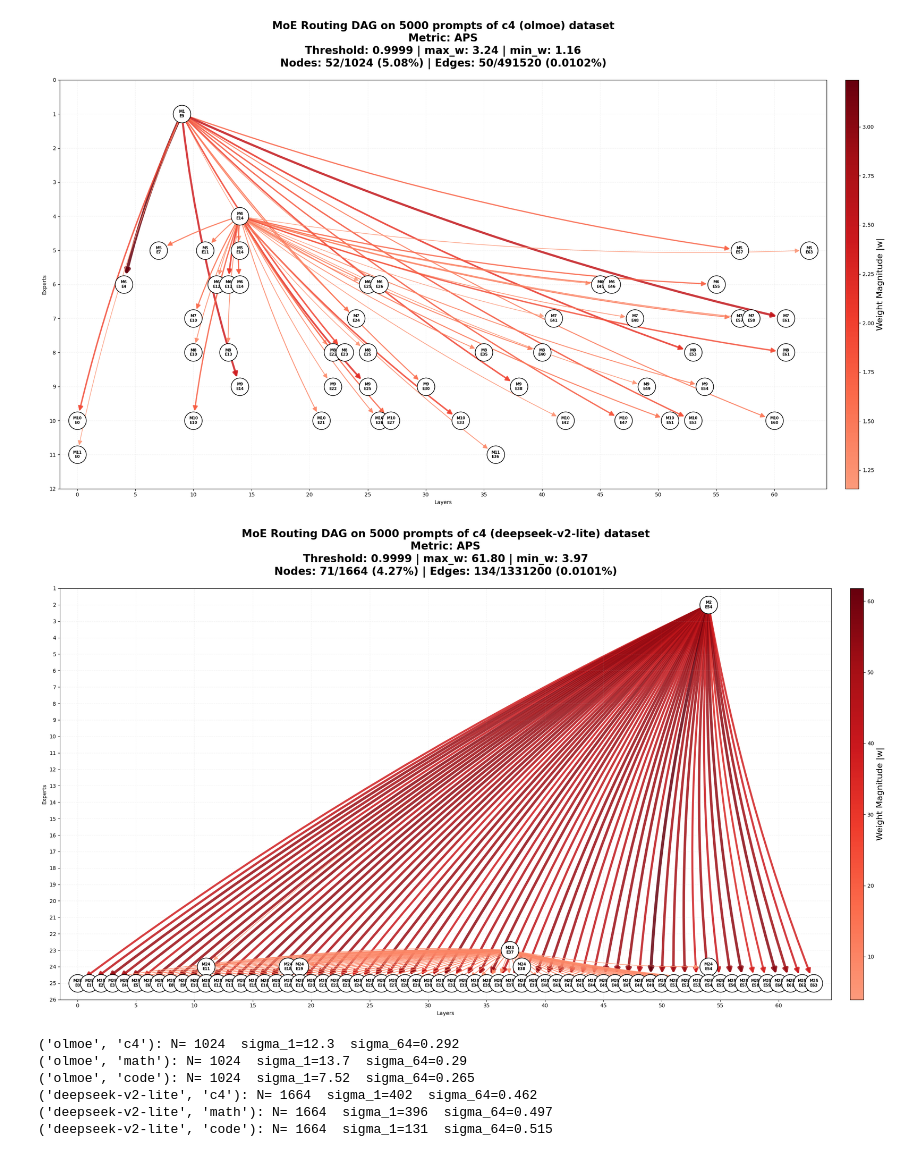
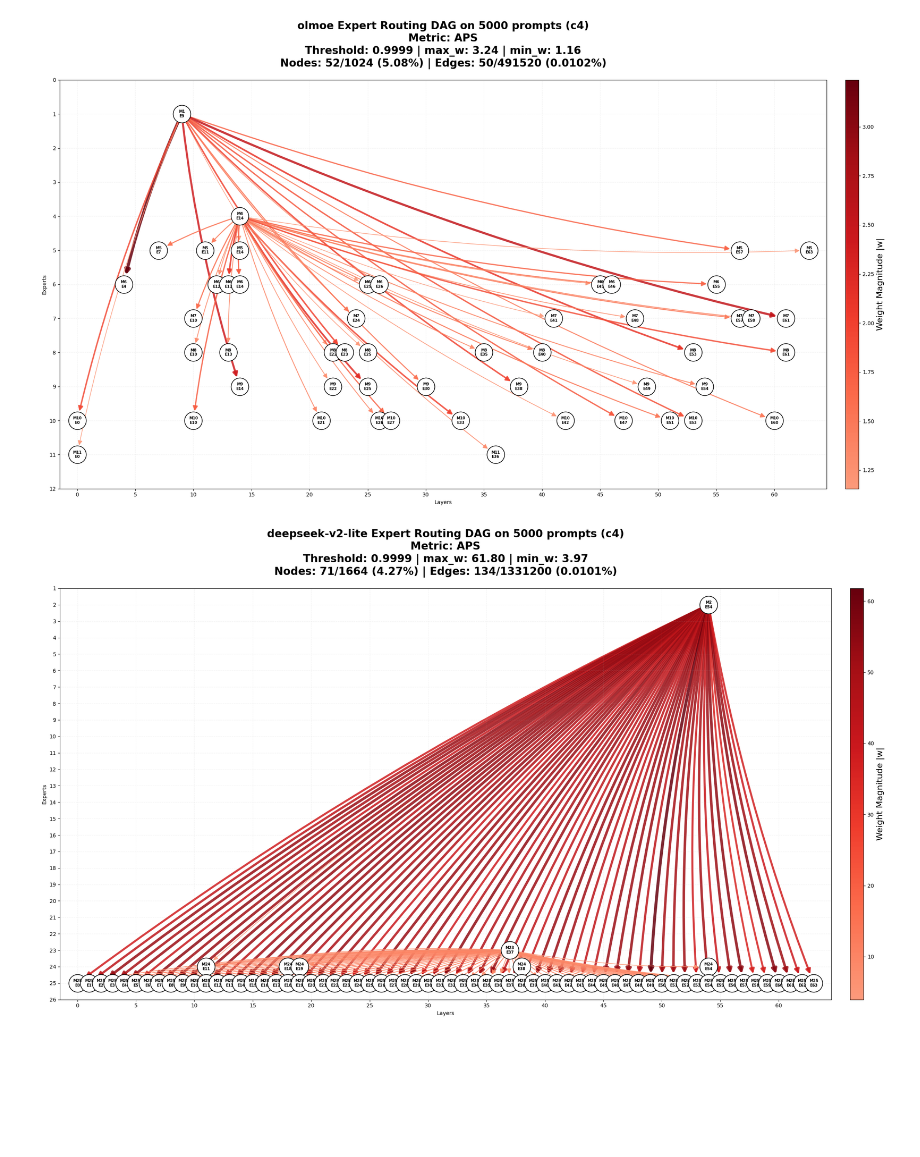
Before and after one commit to Leonard226/MoE_circuits, a Jupyter notebook: experiments/circuits/spectral.ipynb, the cells around one changed output. Saved outputs shown, nothing was run; the diff lists cells and outputs as text; code cells hidden in the pictures; blank space fills up the shorter version.

Commit message:
enhanced viz

```diff
--- a/experiments/circuits/spectral.ipynb
+++ b/experiments/circuits/spectral.ipynb
@@ -30,15 +30,16 @@ for m in MODELS:
 # %%
 from experiments.circuits.helper import get_thresholds, thresholding_routing_graph, show_enhanced_layered_graph
 
 TARGET, Q = "APS", 0.9999
 for m in MODELS:
-    dag = dags[(m, "math")]
-    t = get_thresholds(dag, TARGET, [Q])[Q]
-    g = thresholding_routing_graph(dag, TARGET, t)
-    show_enhanced_layered_graph(g, quantile=Q, target=TARGET, model=m, dataset="c4", n_prompts=dag["n_prompts"])
+    for d in DATASETS:
+        dag = dags[(m, d)]
+        t = get_thresholds(dag, TARGET, [Q])[Q]
+        g = thresholding_routing_graph(dag, TARGET, t)
+        show_enhanced_layered_graph(g, quantile=Q, target=TARGET, model=m, dataset=d, n_prompts=dag["n_prompts"])
 # %% [output]
-[figure, old version]
+[figure, new version]
-[figure, old version]
+[figure, new version]
 # %%
 # --- Size-invariant spectral fingerprint ---
 # For each DAG, take APS as the adjacency matrix (non-negative).
@@ -57,13 +58,6 @@ for key, dag in dags.items():
     s = np.linalg.svd(A, compute_uv=False)  # descending
     specs[key] = s[:K]
     print(f"{key}: N={L*E:>5d}  sigma_1={s[0]:.3g}  sigma_{K}={s[K-1]:.3g}")
-# %% [output]
-('olmoe', 'c4'): N= 1024  sigma_1=12.3  sigma_64=0.292
-('olmoe', 'math'): N= 1024  sigma_1=13.7  sigma_64=0.29
-('olmoe', 'code'): N= 1024  sigma_1=7.52  sigma_64=0.265
-('deepseek-v2-lite', 'c4'): N= 1664  sigma_1=402  sigma_64=0.462
-('deepseek-v2-lite', 'math'): N= 1664  sigma_1=396  sigma_64=0.497
-('deepseek-v2-lite', 'code'): N= 1664  sigma_1=131  sigma_64=0.515
 # %%
 fig, ax = plt.subplots(figsize=(8, 5))
 for key, s in specs.items():
```
Also changed, not shown: parts of 4 cells of this notebook, 1 other file.
